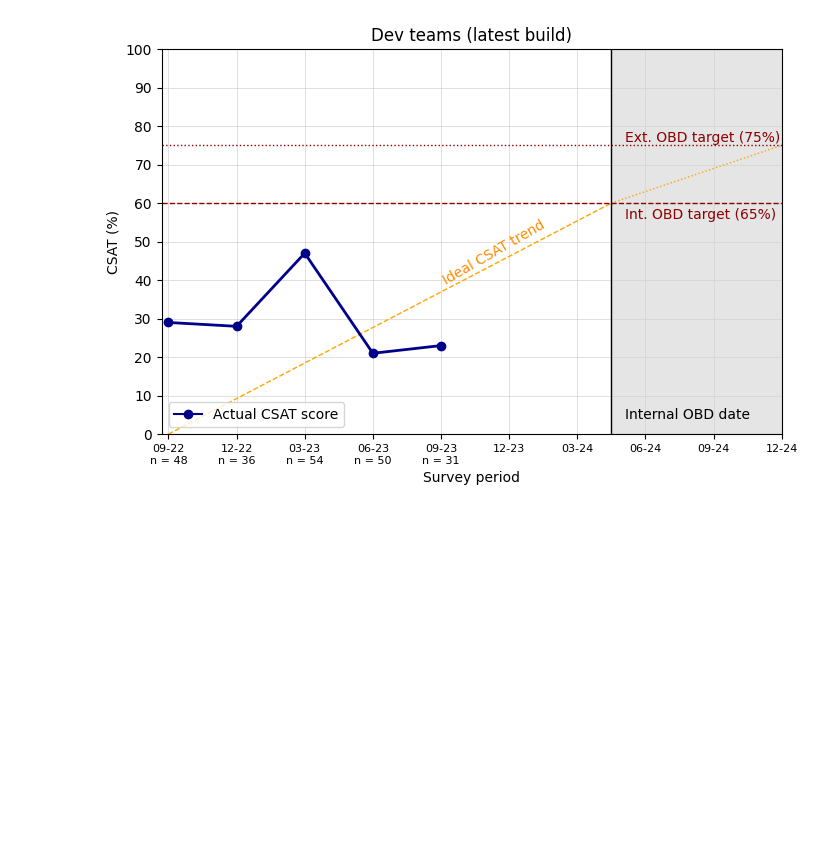
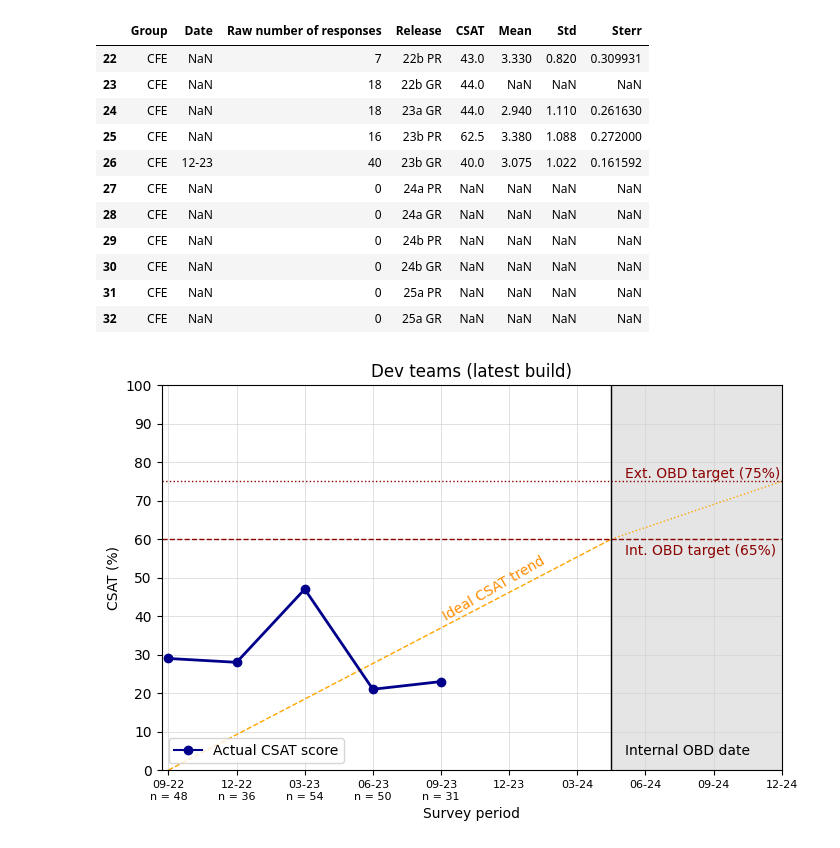
Before and after one commit to stefoliv/MySourceControlTests2, a Jupyter notebook: CSAT.ipynb, the cells around one changed output. Cells and saved outputs as stored; diff of their text form; code cells hidden in the pictures; blank space fills up the shorter version.

```diff
--- a/CSAT.ipynb
+++ b/CSAT.ipynb
@@ -11,8 +11,22 @@ df['Date'] = df['Date'].dt.strftime('%m-%y')
 # %%
 #create three dataframes, one for External, one for Internal, one for CFE according to the first column
 df_external = df[df['Group'] == 'External']
 df_internal = df[df['Group'] == 'Internal']
 df_CFE = df[df['Group'] == 'CFE']
+df_CFE
+# %% [output]
+|  | Group | Date | Raw number of responses | Release | CSAT | Mean | Std | Sterr |
+| 22 | CFE | NaN | 7 | 22b PR | 43.0 | 3.330 | 0.820 | 0.309931 |
+| 23 | CFE | NaN | 18 | 22b GR | 44.0 | NaN | NaN | NaN |
+| 24 | CFE | NaN | 18 | 23a GR | 44.0 | 2.940 | 1.110 | 0.261630 |
+| 25 | CFE | NaN | 16 | 23b PR | 62.5 | 3.380 | 1.088 | 0.272000 |
+| 26 | CFE | 12-23 | 40 | 23b GR | 40.0 | 3.075 | 1.022 | 0.161592 |
+| 27 | CFE | NaN | 0 | 24a PR | NaN | NaN | NaN | NaN |
+| 28 | CFE | NaN | 0 | 24a GR | NaN | NaN | NaN | NaN |
+| 29 | CFE | NaN | 0 | 24b PR | NaN | NaN | NaN | NaN |
+| 30 | CFE | NaN | 0 | 24b GR | NaN | NaN | NaN | NaN |
+| 31 | CFE | NaN | 0 | 25a PR | NaN | NaN | NaN | NaN |
+| 32 | CFE | NaN | 0 | 25a GR | NaN | NaN | NaN | NaN |
 # %%
 #Create a plot of the CSAT for Group = internal
 plt.figure(figsize=(8,5))
```
